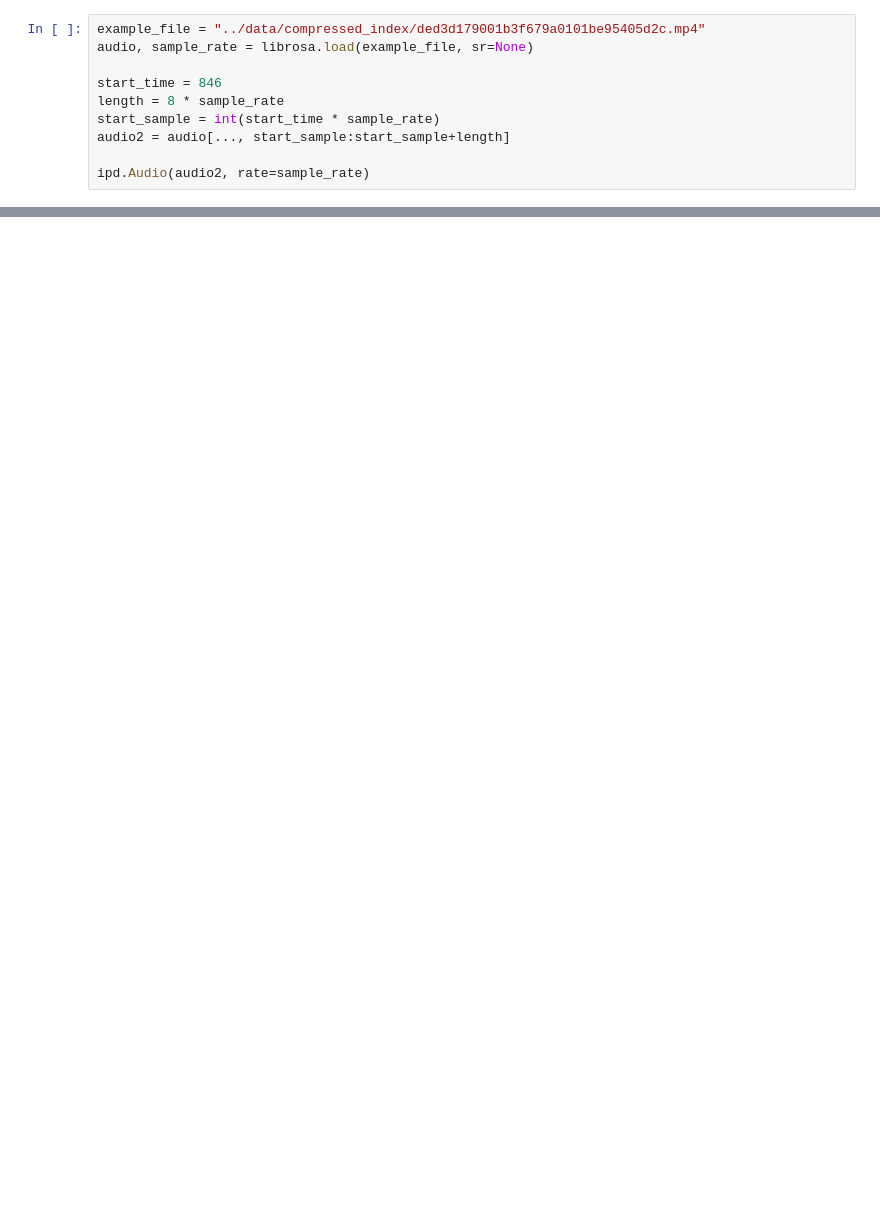
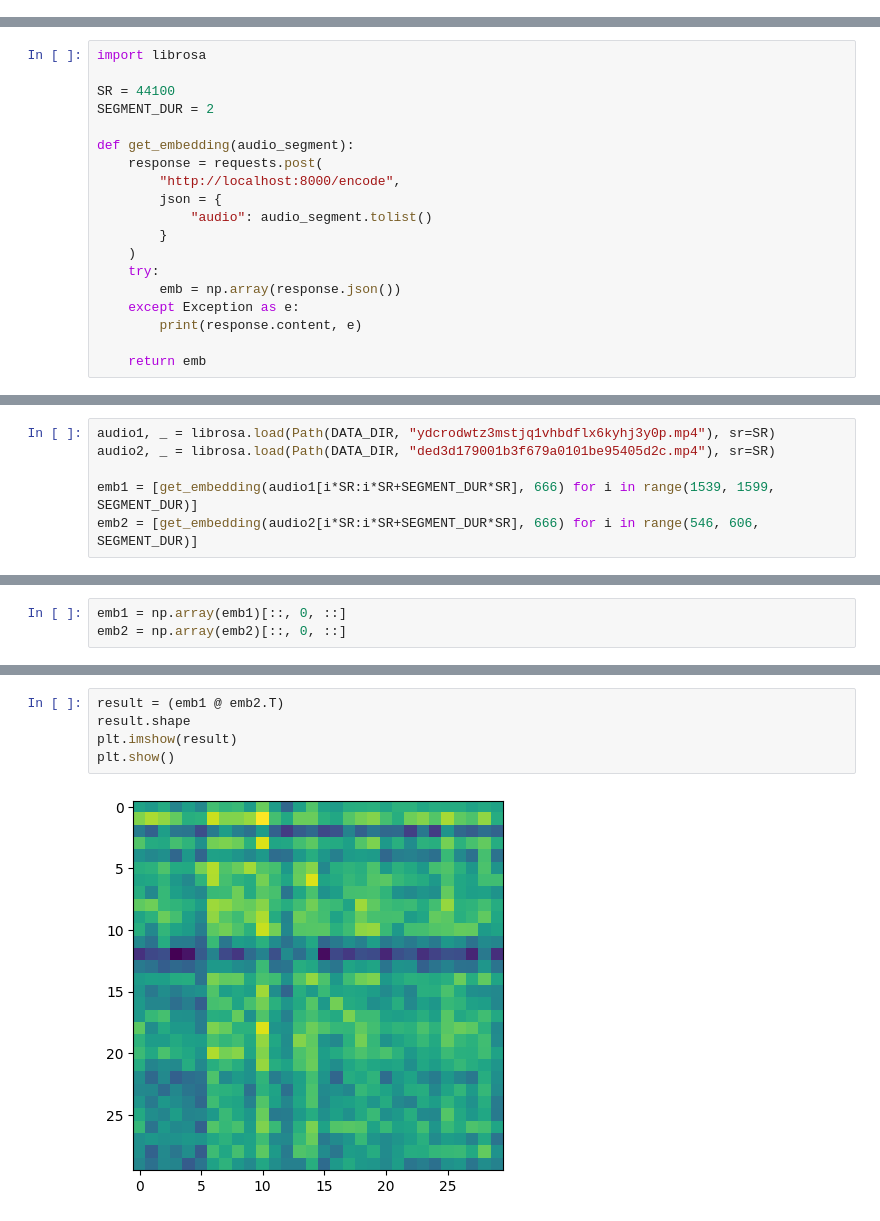
Before and after one commit to dreminm/lct_copyright_violation, a Jupyter notebook: notebooks/audio_processing.ipynb, the cells around one changed output, grey strips where cells are left out. Cells and saved outputs as stored; diff of their text form; blank space fills up the shorter version.

```diff
--- a/notebooks/audio_processing.ipynb
+++ b/notebooks/audio_processing.ipynb
@@ -22,10 +12,0 @@ ipd.Audio(audio1, rate=sample_rate)
-# %%
-example_file = "../data/compressed_index/ded3d179001b3f679a0101be95405d2c.mp4"
-audio, sample_rate = librosa.load(example_file, sr=None)
-
-start_time = 846
-length = 8 * sample_rate
-start_sample = int(start_time * sample_rate)
-audio2 = audio[..., start_sample:start_sample+length]
-
-ipd.Audio(audio2, rate=sample_rate)
@@ -122,0 +13,19 @@ tensor([0.9363], device='cuda:0')
+# %%
+import librosa
+
+SR = 44100
+SEGMENT_DUR = 2
+
+def get_embedding(audio_segment):
+    response = requests.post(
+        "http://localhost:8000/encode",
+        json = {
+            "audio": audio_segment.tolist()
+        }
+    )
+    try:
+        emb = np.array(response.json())
+    except Exception as e:
+        print(response.content, e)
+
+    return emb
@@ -122,0 +62,6 @@ tensor([0.9363], device='cuda:0')
+# %%
+audio1, _ = librosa.load(Path(DATA_DIR, "ydcrodwtz3mstjq1vhbdflx6kyhj3y0p.mp4"), sr=SR)
+audio2, _ = librosa.load(Path(DATA_DIR, "ded3d179001b3f679a0101be95405d2c.mp4"), sr=SR)
+
+emb1 = [get_embedding(audio1[i*SR:i*SR+SEGMENT_DUR*SR], 666) for i in range(1539, 1599, SEGMENT_DUR)]
+emb2 = [get_embedding(audio2[i*SR:i*SR+SEGMENT_DUR*SR], 666) for i in range(546, 606, SEGMENT_DUR)]
@@ -122,0 +74,3 @@ tensor([0.9363], device='cuda:0')
+# %%
+emb1 = np.array(emb1)[::, 0, ::]
+emb2 = np.array(emb2)[::, 0, ::]
@@ -122,0 +84,7 @@ tensor([0.9363], device='cuda:0')
+# %%
+result = (emb1 @ emb2.T)
+result.shape
+plt.imshow(result)
+plt.show()
+# %% [output]
+[figure, added]
```
Also changed, not shown: parts of 36 cells of this notebook, 11 other files.
